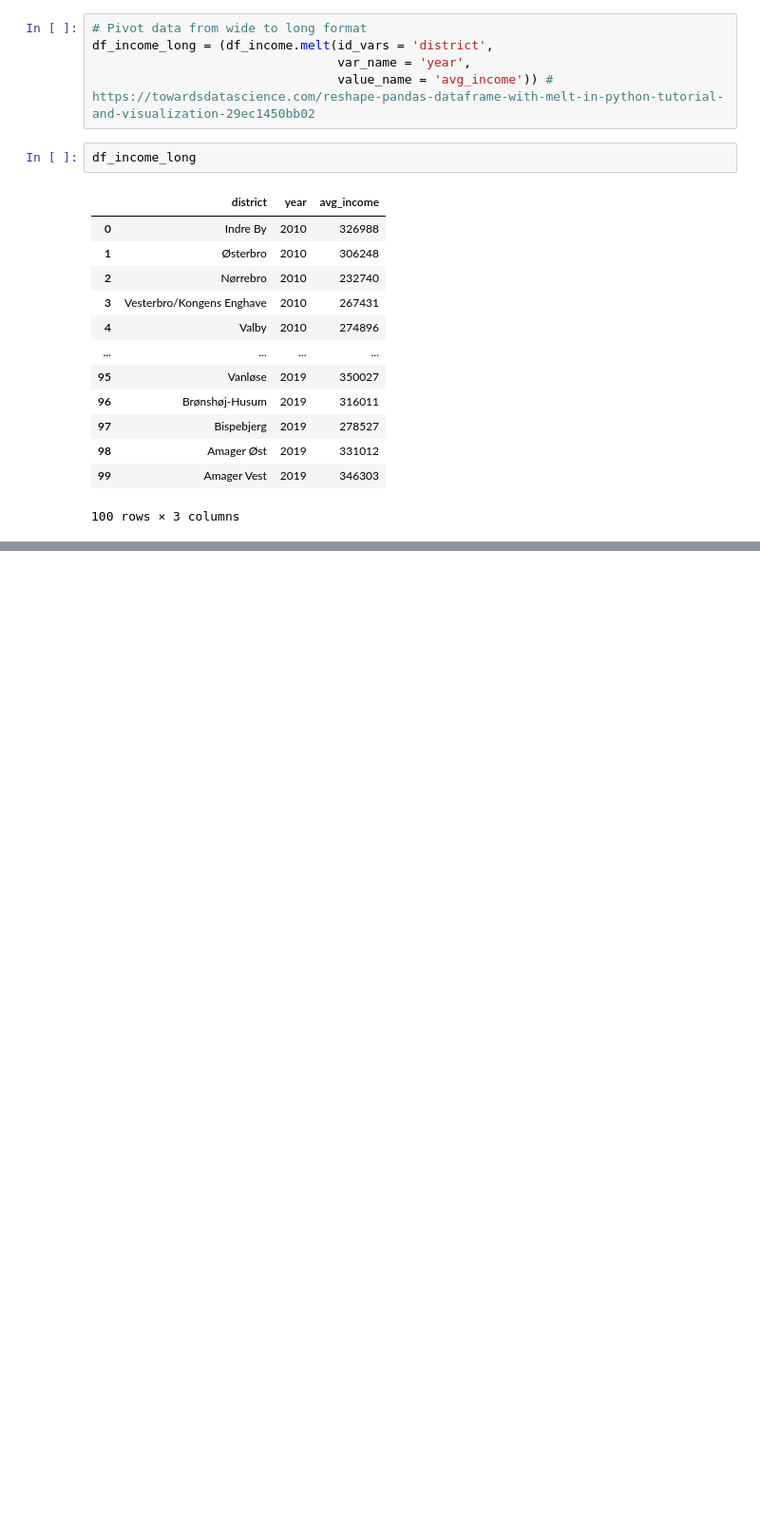
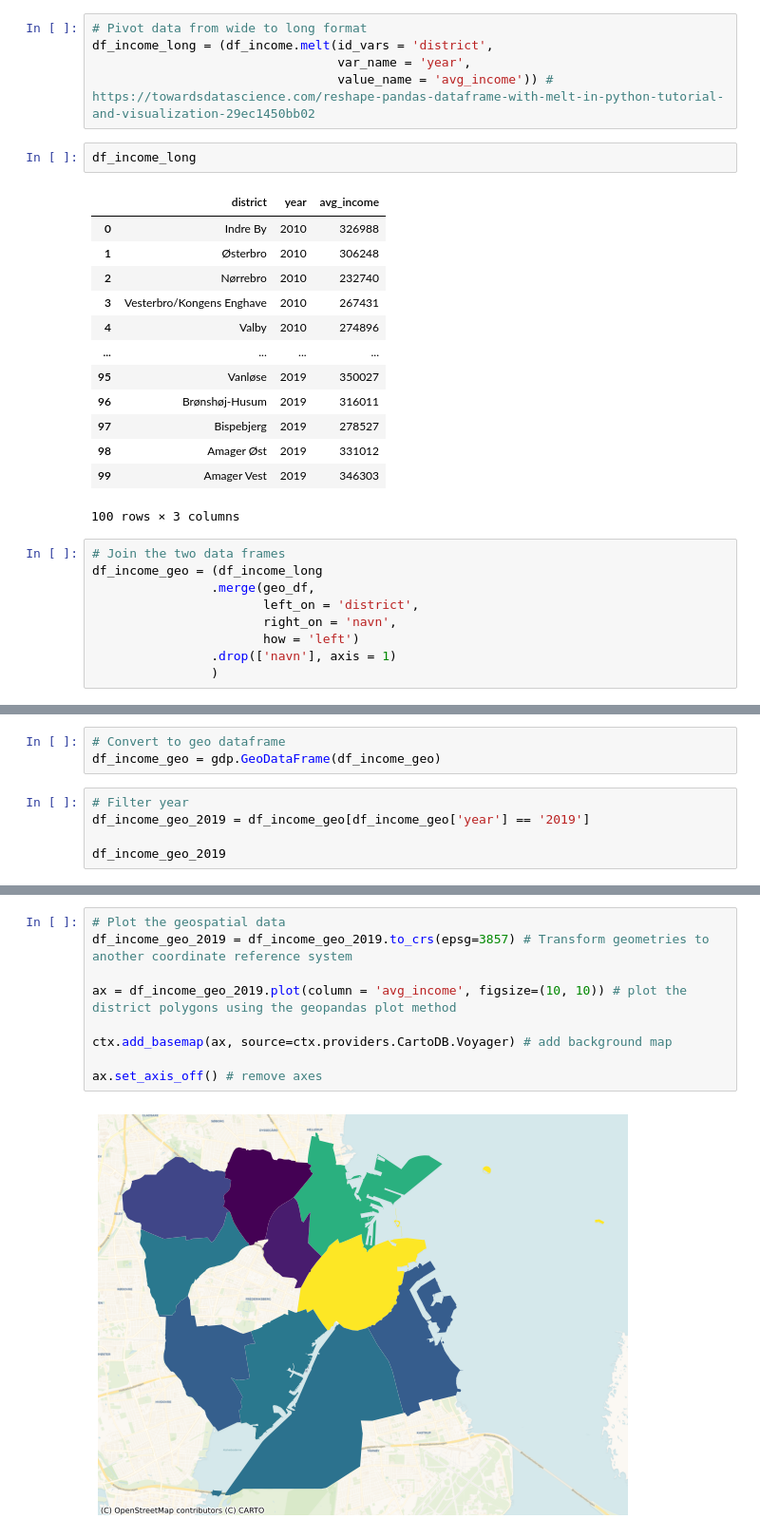
Before and after one commit to mwpetersen/map-avg-income-districts-cph, a Jupyter notebook: app-map-avg-income-districts-cph.ipynb, the cells around one changed output, grey strips where cells are left out. Shown at 95% size. Drawn from its saved outputs; the diff is of its cells as text; blank space fills up the shorter version.

```diff
--- a/app-map-avg-income-districts-cph.ipynb
+++ b/app-map-avg-income-districts-cph.ipynb
@@ -72,3 +76,12 @@ df_income_long
 | 98 | Amager Øst | 2019 | 331012 |
 | 99 | Amager Vest | 2019 | 346303 |
 100 rows × 3 columns
+# %%
+# Join the two data frames
+df_income_geo = (df_income_long
+                .merge(geo_df,
+                       left_on = 'district',
+                       right_on = 'navn',
+                       how = 'left')
+                .drop(['navn'], axis = 1)
+                )
@@ -74,0 +105,8 @@ df_income_long
+# %%
+# Convert to geo dataframe
+df_income_geo = gdp.GeoDataFrame(df_income_geo)
+# %%
+# Filter year
+df_income_geo_2019 = df_income_geo[df_income_geo['year'] == '2019']
+
+df_income_geo_2019
@@ -74,0 +125,11 @@ df_income_long
+# %%
+# Plot the geospatial data
+df_income_geo_2019 = df_income_geo_2019.to_crs(epsg=3857) # Transform geometries to another coordinate reference system
+
+ax = df_income_geo_2019.plot(column = 'avg_income', figsize=(10, 10)) # plot the district polygons using the geopandas plot method
+
+ctx.add_basemap(ax, source=ctx.providers.CartoDB.Voyager) # add background map
+
+ax.set_axis_off() # remove axes
+# %% [output]
+[figure, added]
```
Also changed, not shown: parts of 6 cells of this notebook.
